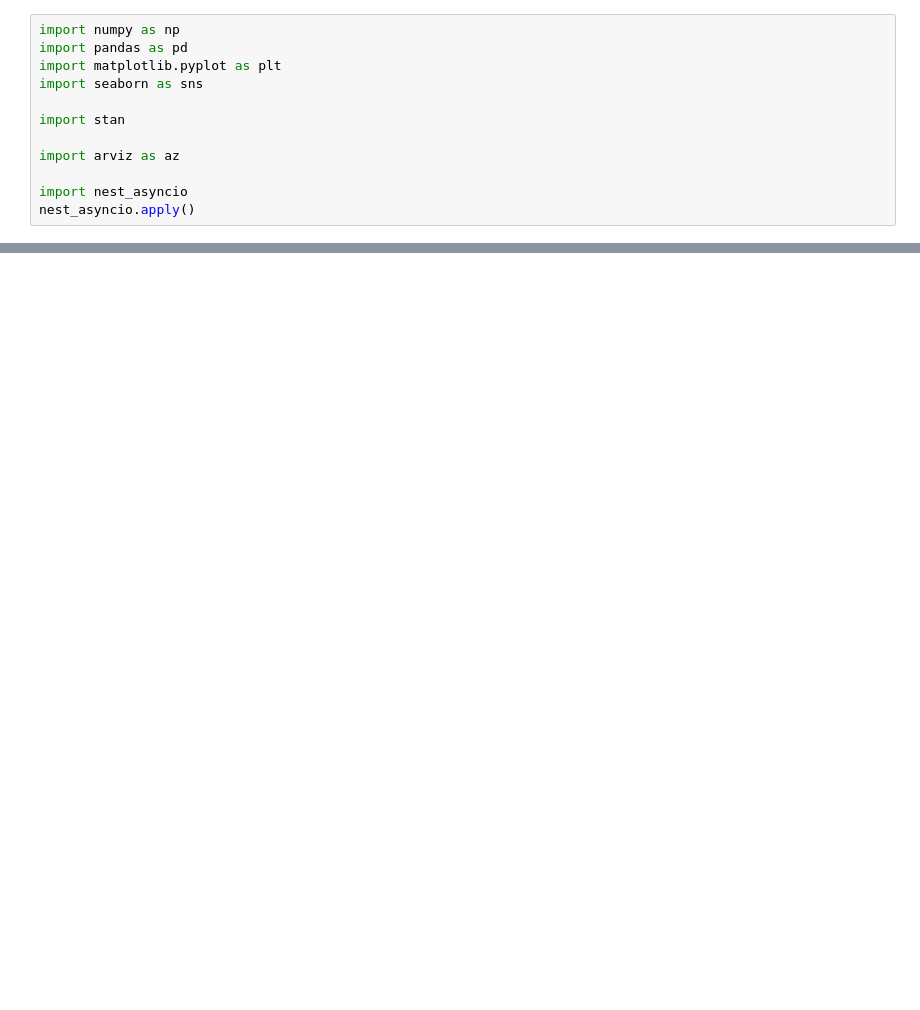
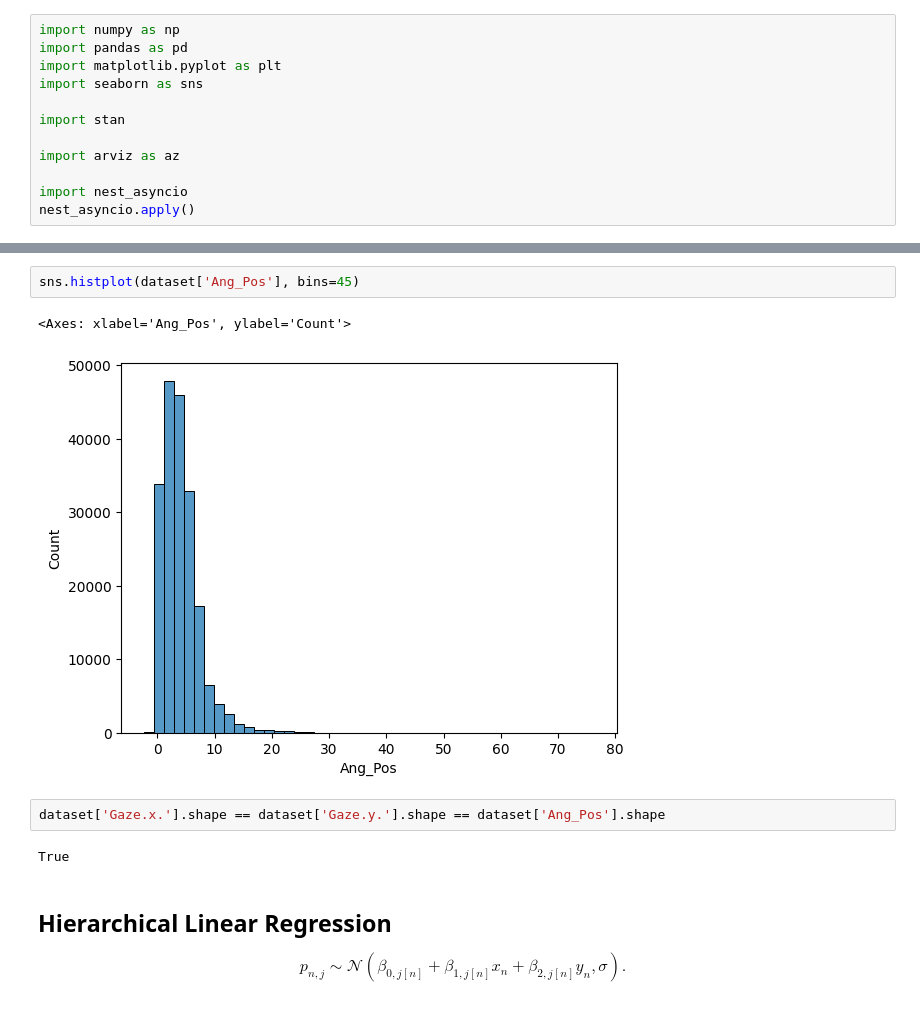
Before and after one commit to jerrymhuang/DreamDrone, a Jupyter notebook: FinalProject/exploration/stan_gaze.ipynb, the cells around one changed output, grey strips where cells are left out. Saved outputs shown, nothing was run; the diff lists cells and outputs as text; blank space fills up the shorter version.

Commit message:
Incremental update (hierarchical model in Stan)

```diff
--- a/FinalProject/exploration/stan_gaze.ipynb
+++ b/FinalProject/exploration/stan_gaze.ipynb
@@ -33,0 +51,15 @@ sns.scatterplot(x=dataset['Gaze.x.'], y=dataset['Gaze.y.'])
+# %%
+sns.histplot(dataset['Ang_Pos'], bins=45)
+# %% [output]
+<Axes: xlabel='Ang_Pos', ylabel='Count'>
+[figure, added]
+# %%
+dataset['Gaze.x.'].shape == dataset['Gaze.y.'].shape == dataset['Ang_Pos'].shape
+# %% [output]
+True
+# %% [markdown]
+## Hierarchical Linear Regression
+
+\begin{equation}
+    p_{n,j} \sim \mathcal{N}(\beta_{0, j[n]} + \beta_{1, j[n]}x_n + \beta_{2, j[n]}y_n, \sigma).
+\end{equation}
```
Also changed, not shown: parts of 10 cells of this notebook.
